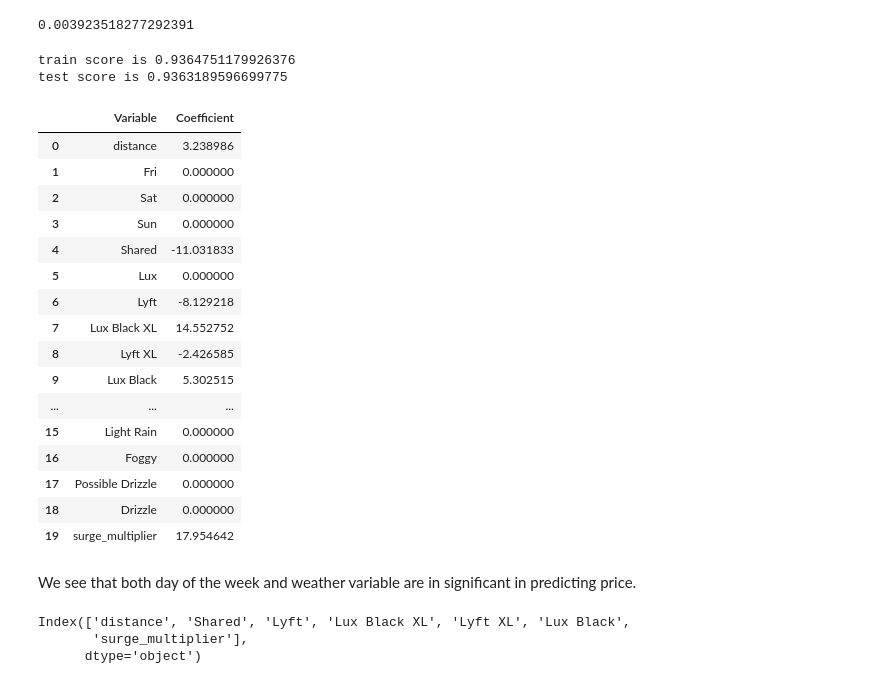
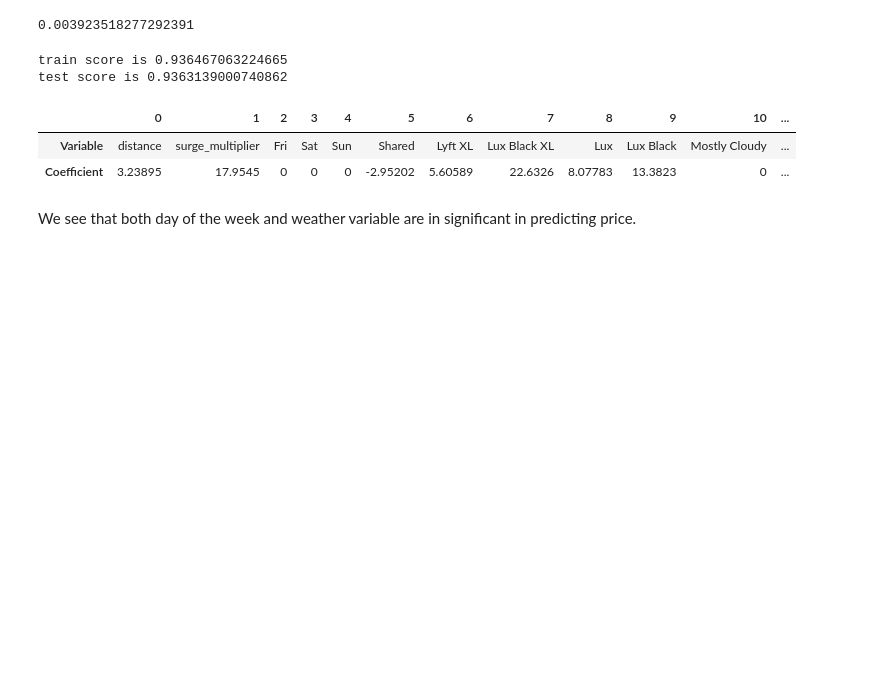
Before and after one commit to datares/yellow_leopard_fall_20, a Jupyter notebook: Uber_and_Lyft_Price_Prediction.ipynb, the cells around one changed output. Saved outputs shown, nothing was run; the diff lists cells and outputs as text; code cells hidden in the pictures; blank space fills up the shorter version.

```diff
--- a/Uber_and_Lyft_Price_Prediction.ipynb
+++ b/Uber_and_Lyft_Price_Prediction.ipynb
@@ -137,62 +138,41 @@ No handles with labels found to put in legend.
 # %%
-lyft_X = lyft[['distance','Fri', 'Sat','Sun','Shared', 'Lux', 'Lyft',
-               'Lux Black XL', 'Lyft XL', 'Lux Black',
-               ' Mostly Cloudy ', ' Rain ', ' Clear ', ' Partly Cloudy ',
+lyft_X = lyft[['distance','surge_multiplier','Fri', 'Sat','Sun',
+               'Shared', 'Lyft XL', 'Lux Black XL', 'Lux', 'Lux Black', #Use Lyft as the baseline
+               ' Mostly Cloudy ', ' Rain ', ' Partly Cloudy ', #Use Clear as baseline
                ' Overcast ', ' Light Rain ', ' Foggy ', ' Possible Drizzle ',
-               ' Drizzle ',
-               'surge_multiplier']]
+               ' Drizzle ']]
 lyft_y = lyft['price']
 
+#train test split
 lyft_X_train, lyft_X_test, lyft_y_train, lyft_y_test = train_test_split(
     lyft_X, lyft_y, test_size=0.20, random_state=325)
 
-
+#cv
 cv = RepeatedKFold(n_splits=10, n_repeats=3, random_state=1)
 
 #define model
-model = LassoCV(cv=cv)
+lyft_lasso_model = LassoCV(cv=cv)
 
 #fit model
-model.fit(lyft_X_train, lyft_y_train)
+lyft_lasso_model.fit(lyft_X_train, lyft_y_train)
 
 #display lambda that produced the lowest test MSE
-print(model.alpha_)
+print(lyft_lasso_model.alpha_)
 # %% [output]
 0.003923518277292391
 # %%
-print('train score is', model.score(lyft_X_train,lyft_y_train))
-print('test score is', model.score(lyft_X_test,lyft_y_test))
+print('train score is', lyft_lasso_model.score(lyft_X_train,lyft_y_train))
+print('test score is', lyft_lasso_model.score(lyft_X_test,lyft_y_test))
 # %% [output]
-train score is 0.9364751179926376
-test score is 0.9363189596699775
+train score is 0.936467063224665
+test score is 0.9363139000740862
 # %%
-coeffs = pd.concat([pd.Series(lyft_X_train.columns), pd.Series(model.coef_)], axis=1)
-coeffs.columns = ['Variable','Coefficient']
-coeffs
+lyft_lasso_coefs = pd.concat([pd.Series(lyft_X.columns), pd.Series(lyft_lasso_model.coef_)], axis=1)
+lyft_lasso_coefs.columns = ['Variable','Coefficient']
+lyft_lasso_coefs.transpose()
 # %% [output]
-|  | Variable | Coefficient |
-| 0 | distance | 3.238986 |
-| 1 | Fri | 0.000000 |
-| 2 | Sat | 0.000000 |
-| 3 | Sun | 0.000000 |
-| 4 | Shared | -11.031833 |
-| 5 | Lux | 0.000000 |
-| 6 | Lyft | -8.129218 |
-| 7 | Lux Black XL | 14.552752 |
-| 8 | Lyft XL | -2.426585 |
-| 9 | Lux Black | 5.302515 |
-| ... | ... | ... |
-| 15 | Light Rain | 0.000000 |
-| 16 | Foggy | 0.000000 |
-| 17 | Possible Drizzle | 0.000000 |
-| 18 | Drizzle | 0.000000 |
-| 19 | surge_multiplier | 17.954642 |
+|  | 0 | 1 | 2 | 3 | 4 | 5 | 6 | 7 | 8 | 9 | 10 | ... |
+| Variable | distance | surge_multiplier | Fri | Sat | Sun | Shared | Lyft XL | Lux Black XL | Lux | Lux Black | Mostly Cloudy | ... |
+| Coefficient | 3.23895 | 17.9545 | 0 | 0 | 0 | -2.95202 | 5.60589 | 22.6326 | 8.07783 | 13.3823 | 0 | ... |
 # %% [markdown]
 We see that both day of the week and weather variable are in significant in predicting price.
-# %%
-final_predictors = lyft_X_train.columns[model.coef_ != 0]
-final_predictors
-# %% [output]
-Index(['distance', 'Shared', 'Lyft', 'Lux Black XL', 'Lyft XL', 'Lux Black',
-       'surge_multiplier'],
-      dtype='object')
```
Also changed, not shown: parts of 17 cells of this notebook.
